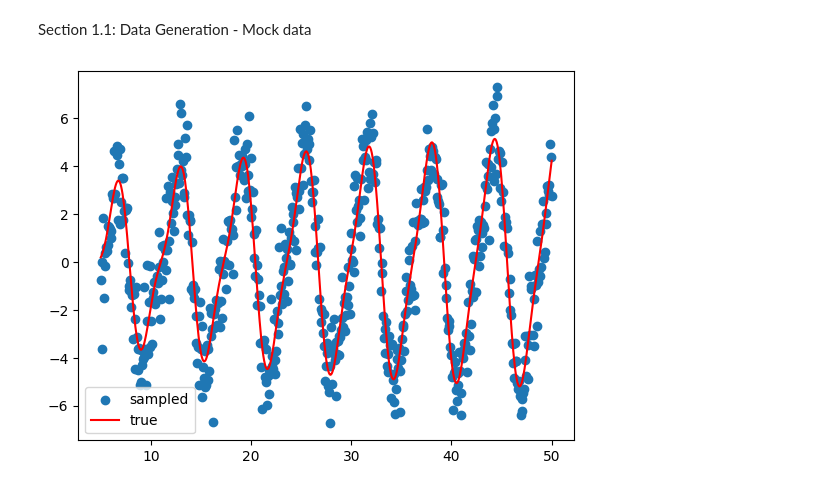
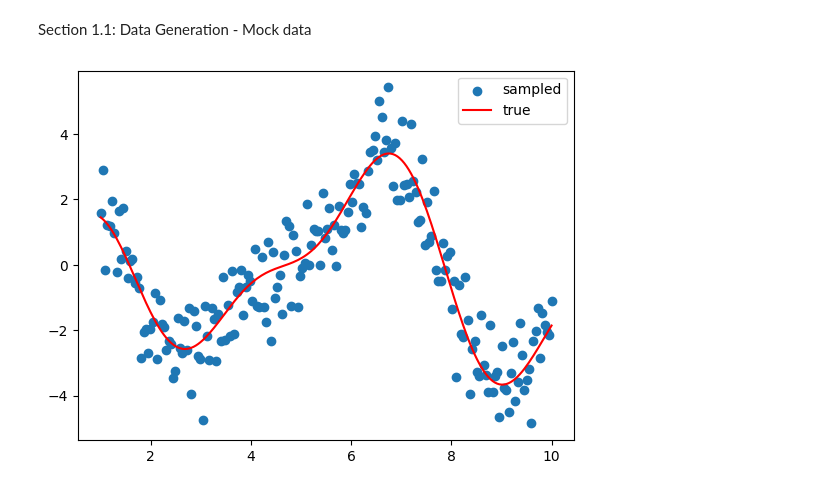
Before and after one commit to Steev3n/COMP551-F25, a Jupyter notebook: A2/A2code.ipynb, the cells around one changed output. Cells and saved outputs as stored; diff of their text form; code cells hidden in the pictures.

```diff
--- a/A2/A2code.ipynb
+++ b/A2/A2code.ipynb
@@ -93,13 +167,13 @@ class Linear_Regression:
 # %% [markdown]
 Section 1.1: Data Generation - Mock data
 # %%
-data = Linear_Regression.sampler(Linear_Regression.assignment_function, 600, 5, 50, random=False)
+data = Linear_Regression.sampler(Linear_Regression.assignment_function, 200, 1, 10, random=False)
 x = data.get("x")
 y = data.get("y")
 
 plt.scatter(x, y, label="sampled")
 plt.plot(x, Linear_Regression.assignment_function(x), label="true", color='red')
 plt.legend()
 plt.show()
 # %% [output]
-[figure, old version]
+[figure, new version]
```
Also changed, not shown: parts of 3 cells of this notebook.
